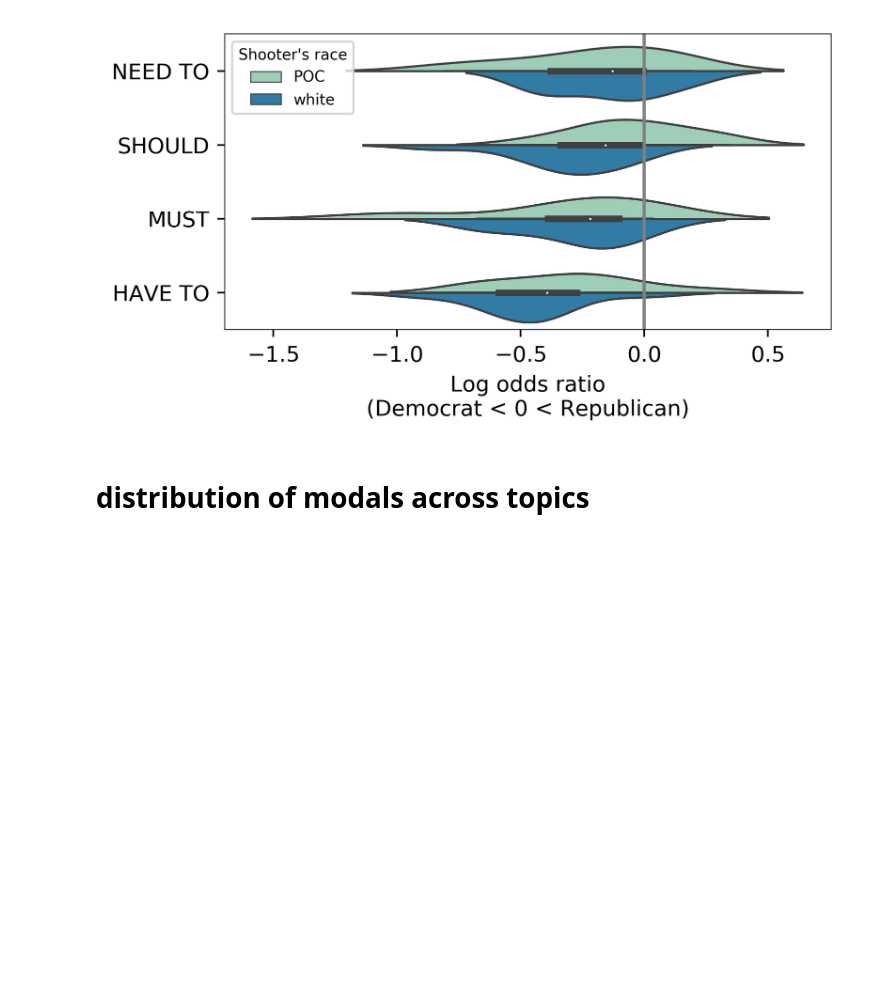
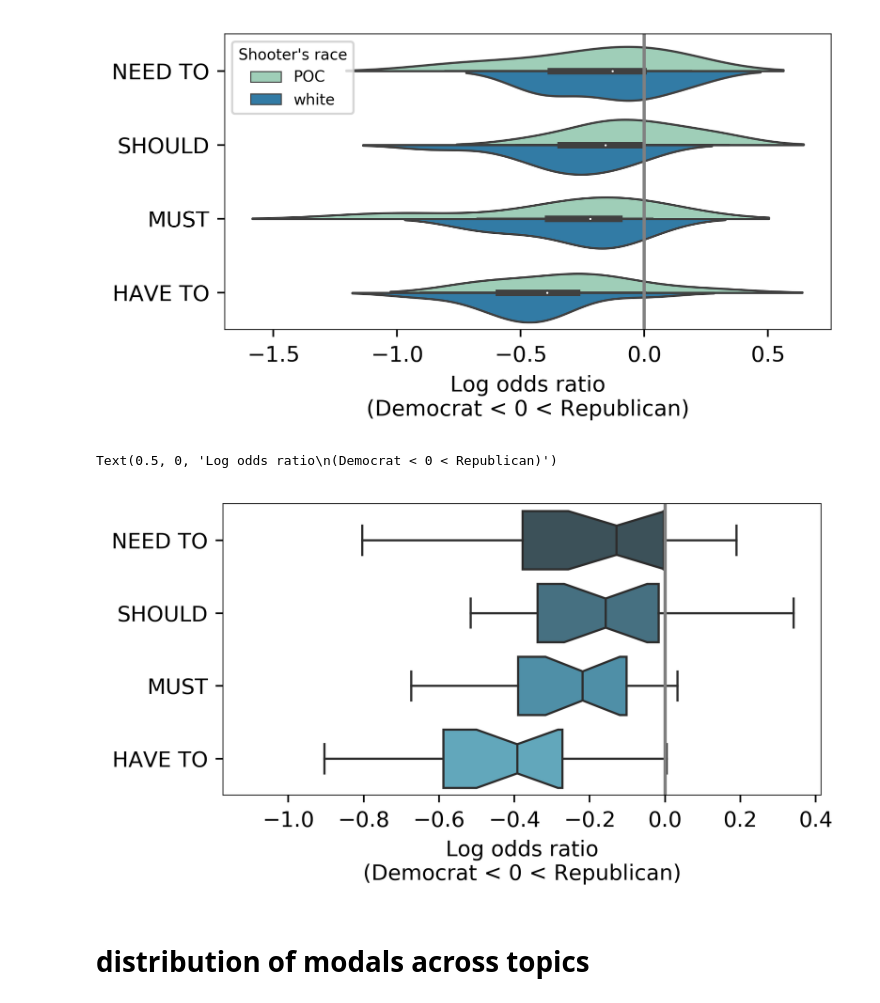
Before and after one commit to ddemszky/framing-twitter, a Jupyter notebook: 4_word_partisanship/modals.ipynb, the cells around one changed output. Saved outputs shown, nothing was run; the diff lists cells and outputs as text; code cells hidden in the pictures; blank space fills up the shorter version.

```diff
--- a/4_word_partisanship/modals.ipynb
+++ b/4_word_partisanship/modals.ipynb
@@ -157,6 +157,19 @@ plt.setp(legend.get_title(),fontsize='x-small')
 # %% [output]
 [None, None]
 [figure]
+# %%
+f = plt.figure(dpi=400, figsize=(5,2.5))
+ax = sns.boxplot(data=df, x="log_odds",y="modal", fliersize=0, notch=True, linewidth=1, order=reversed(df.groupby('modal').median().sort_values('log_odds').index), orient="h", palette=sns.color_palette("GnBu_d"))
+ax.set_ylabel('')
+ax.spines['top'].set_linewidth(0.4)
+ax.spines['right'].set_linewidth(0.4)
+ax.spines['bottom'].set_linewidth(0.4)
+ax.spines['left'].set_linewidth(0.4)
+plt.axvline(x=0, color='grey')
+ax.set_xlabel('Log odds ratio\n(Democrat < 0 < Republican)')
+# %% [output]
+Text(0.5, 0, 'Log odds ratio\n(Democrat < 0 < Republican)')
+[figure, added]
 # %% [markdown]
 # distribution of modals across topics
 # %%
```
Also changed, not shown: 11 other files.
